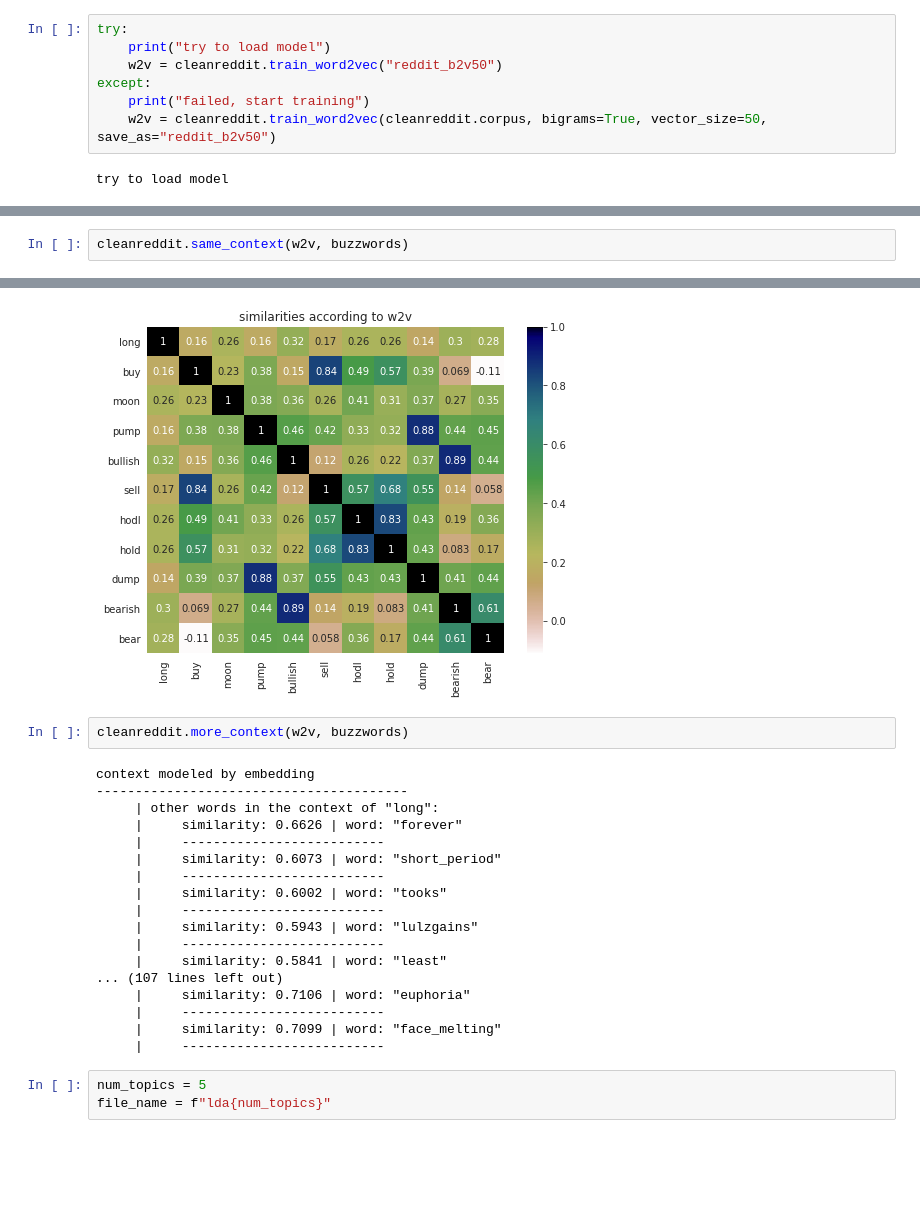
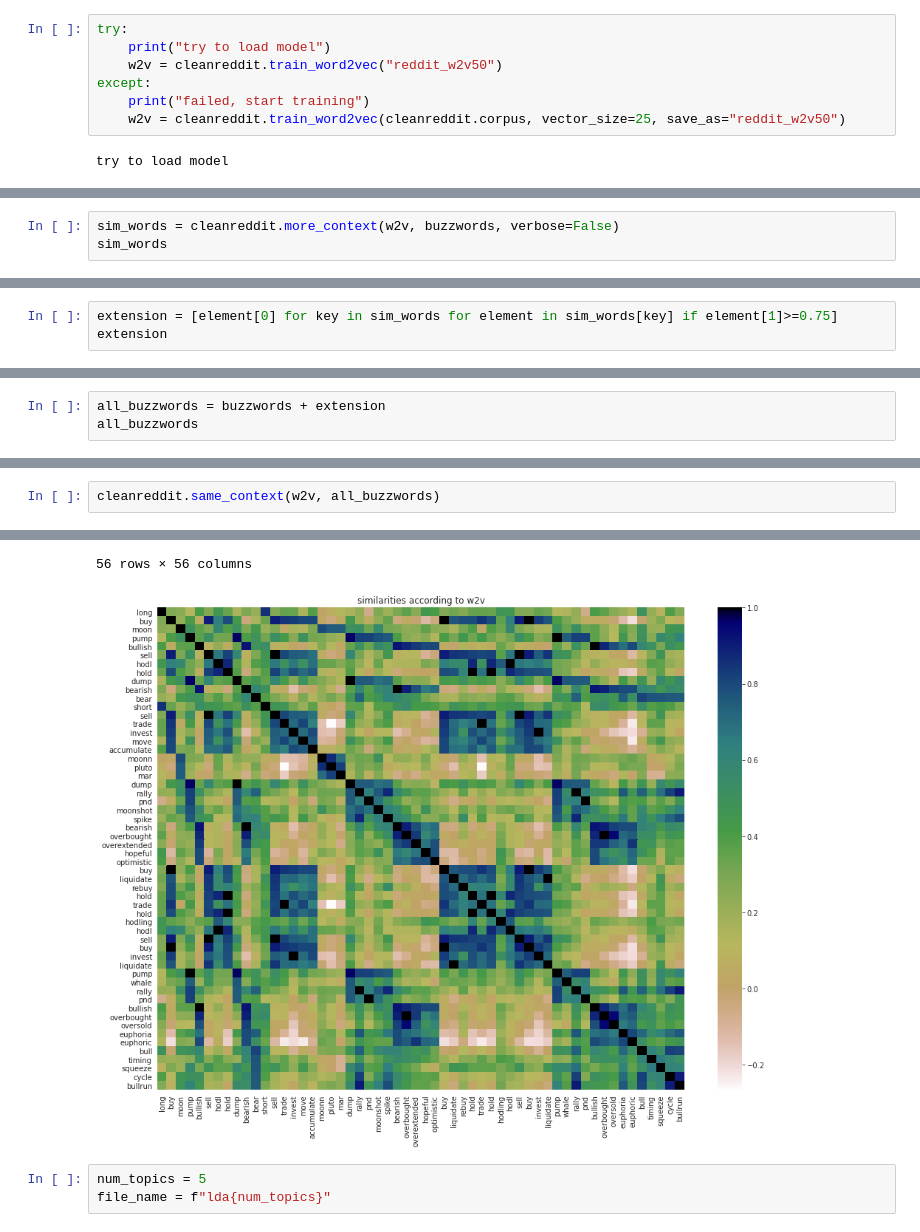
Before and after one commit to JustYeti32/reddit_btc, a Jupyter notebook: analysis/comment_analysis.ipynb, the cells around one changed output, grey strips where cells are left out. Cells and saved outputs as stored; diff of their text form; blank space fills up the shorter version.

```diff
--- a/analysis/comment_analysis.ipynb
+++ b/analysis/comment_analysis.ipynb
@@ -108,9 +108,9 @@ buzzwords = ["long", "buy", "moon", "pump", "bullish", "sell", "hodl", "hold", "
 # %%
 try:
     print("try to load model")
-    w2v = cleanreddit.train_word2vec("reddit_b2v50")
+    w2v = cleanreddit.train_word2vec("reddit_w2v50")
 except:
     print("failed, start training")
-    w2v = cleanreddit.train_word2vec(cleanreddit.corpus, bigrams=True, vector_size=50, save_as="reddit_b2v50")
+    w2v = cleanreddit.train_word2vec(cleanreddit.corpus, vector_size=25, save_as="reddit_w2v50")
 # %% [output]
 try to load model
@@ -118,0 +117,3 @@ try to load model
+# %%
+sim_words = cleanreddit.more_context(w2v, buzzwords, verbose=False)
+sim_words
@@ -118,0 +138,3 @@ try to load model
+# %%
+extension = [element[0] for key in sim_words for element in sim_words[key] if element[1]>=0.75]
+extension
@@ -118,0 +159,3 @@ try to load model
+# %%
+all_buzzwords = buzzwords + extension
+all_buzzwords
@@ -140,3 +201,3 @@ Most similar words to centroid 0
 # %%
-cleanreddit.same_context(w2v, buzzwords)
+cleanreddit.same_context(w2v, all_buzzwords)
 # %% [output]
@@ -155,24 +221,5 @@ cleanreddit.same_context(w2v, buzzwords)
+56 rows × 56 columns
-[figure, old version]
+[figure, new version]
-# %%
-cleanreddit.more_context(w2v, buzzwords)
-# %% [output]
-context modeled by embedding
-----------------------------------------
-     | other words in the context of "long":
-     |     similarity: 0.6626 | word: "forever"
-     |     --------------------------
-     |     similarity: 0.6073 | word: "short_period"
-     |     --------------------------
-     |     similarity: 0.6002 | word: "tooks"
-     |     --------------------------
-     |     similarity: 0.5943 | word: "lulzgains"
-     |     --------------------------
-     |     similarity: 0.5841 | word: "least"
-... (107 lines left out)
-     |     similarity: 0.7106 | word: "euphoria"
-     |     --------------------------
-     |     similarity: 0.7099 | word: "face_melting"
-     |     --------------------------
 # %%
 num_topics = 5
 file_name = f"lda{num_topics}"
```
Also changed, not shown: parts of 10 cells of this notebook, 6 other files.
